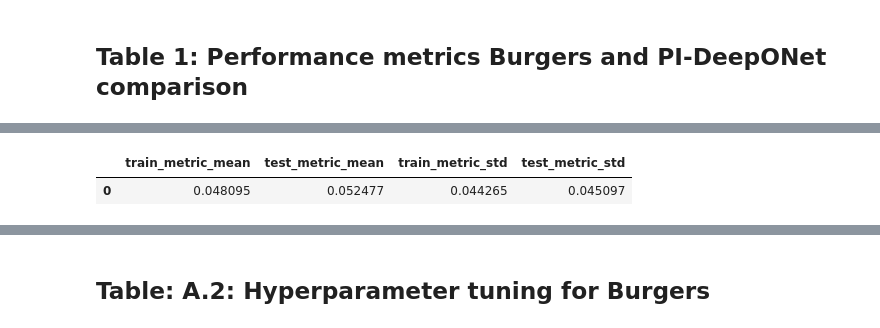
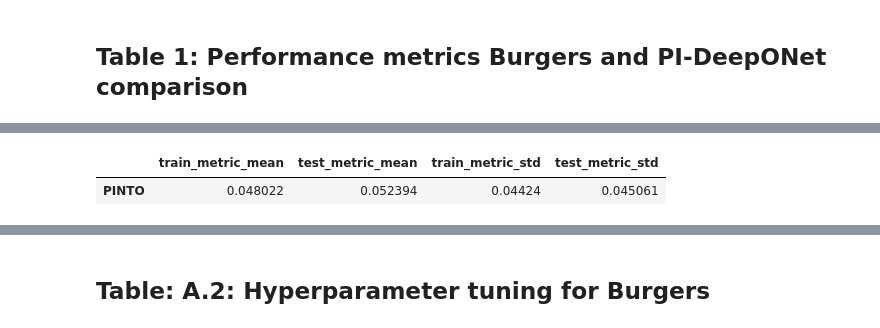
Before and after one commit to BTP-2026/PINTO, a Jupyter notebook: Burgers/Post_processing/Burgers_Post_Processing.ipynb, the cells around one changed output, grey strips where cells are left out. Saved outputs shown, nothing was run; the diff lists cells and outputs as text; code cells hidden in the pictures.

```diff
--- a/Burgers/Post_processing/Burgers_Post_Processing.ipynb
+++ b/Burgers/Post_processing/Burgers_Post_Processing.ipynb
@@ -266,11 +266,11 @@ get_plots_slices(x,  t, tno_true_val, tno_pred_val, plot_save=True, tint=[0.05,
 # %% [markdown]
 ## Table 1: Performance metrics Burgers and PI-DeepONet comparison
 # %%
-def get_metrics(ddir, idx_seq, mdir, train_indices, test_indices, dm=False):
+def get_metrics(ddir, idx_seq, mdir, train_indices, test_indices, index, dm=False, tlim=1.):
 
 	(txtrain, tttrain, tutrain, txbc_train, ttbc_train, tubc_train,
   txtest, tttest, tutest, txbc_test, ttbc_test, tubc_test) = get_train_data(data_dir=ddir, idx_seq=idx_seq, train_indices=train_indices,
-                                                              test_indices=test_indices)
+                                                              test_indices=test_indices, tlim=tlim)
 	train_metric_mean = []
 	test_metric_mean = []
 	train_metric_std = []
@@ -290,7 +290,7 @@ def get_metrics(ddir, idx_seq, mdir, train_indices, test_indices, dm=False):
 		test_metric_std.append(np.std(abs((tutest - test_pred)/(1 + abs(tutest)))))
 
 	return pd.DataFrame({'train_metric_mean': train_metric_mean, 'test_metric_mean': test_metric_mean,
-                      'train_metric_std': train_metric_std, 'test_metric_std': test_metric_std})
+                      'train_metric_std': train_metric_std, 'test_metric_std': test_metric_std}, index=index)
 # %%
 ## PINTO metrics
 
@@ -298,7 +298,7 @@ mdir = ['../Trained_models/Burgers_PINTO/Burgers_model.keras']
 idx_seq = pd.read_csv('../Trained_models/Burgers_PINTO/seq.csv')['sensor_indices'].values
 train_indices = np.arange(80)
 test_indices = np.arange(80, 100)
-metrics = get_metrics(ddir, idx_seq, mdir, train_indices, test_indices)
+metrics = get_metrics(ddir, idx_seq, mdir, train_indices, test_indices, index=['PINTO'], tlim=10.)
 
 metrics
 # %% [output]
@@ -307,5 +307,5 @@ metrics
 |  | train_metric_mean | test_metric_mean | train_metric_std | test_metric_std |
-| 0 | 0.048095 | 0.052477 | 0.044265 | 0.045097 |
+| PINTO | 0.048022 | 0.052394 | 0.04424 | 0.045061 |
 # %%
 ## PI-DeepONet metrics
 
```
Also changed, not shown: parts of 18 cells of this notebook, 26 other files.
